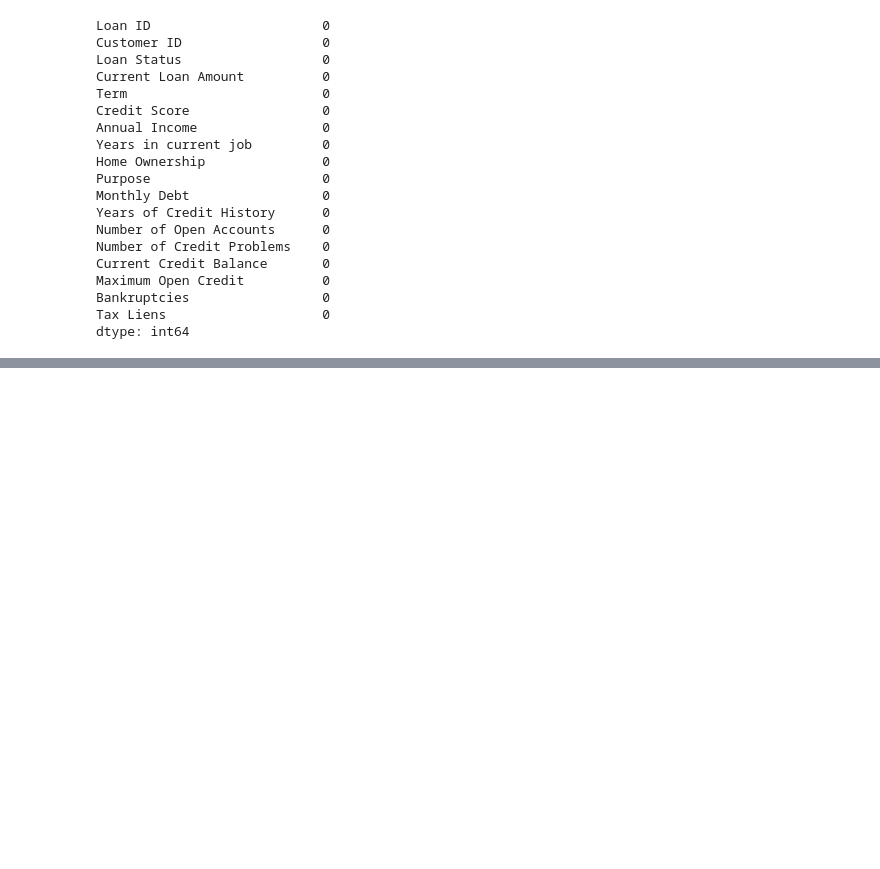
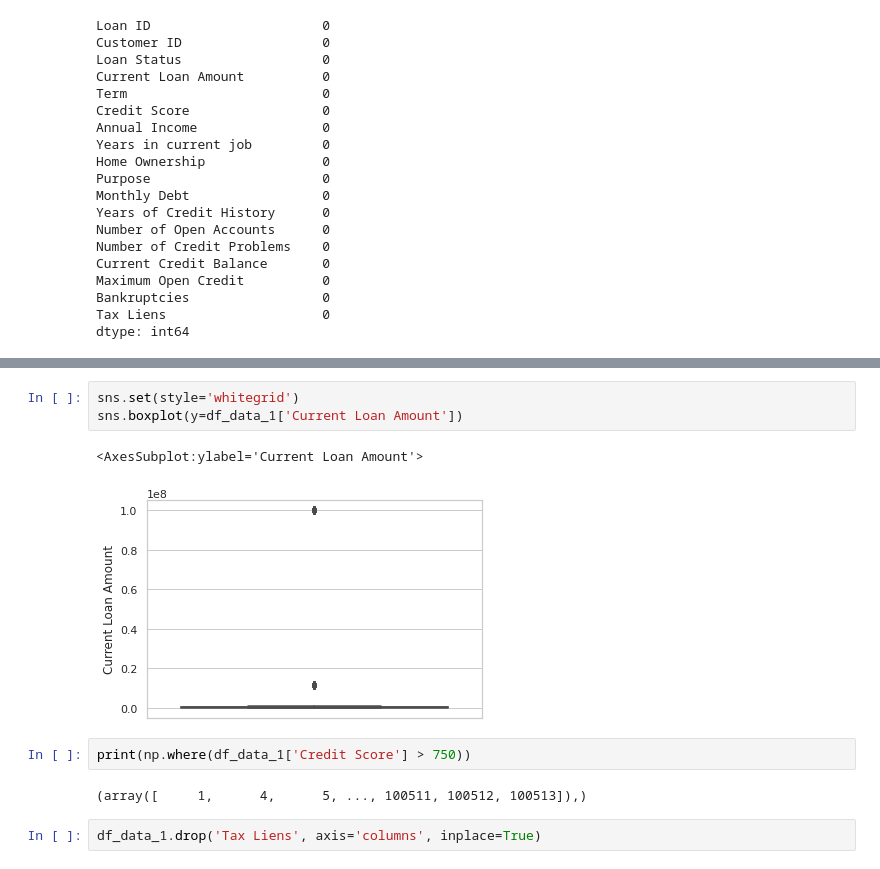
Before and after one commit to Ayobami6/ProjectCollaboration.github.io, a Jupyter notebook: Loan_Prediction_Project.ipynb, the cells around one changed output, grey strips where cells are left out. Drawn from its saved outputs; the diff is of its cells as text; blank space fills up the shorter version.

```diff
--- a/Loan_Prediction_Project.ipynb
+++ b/Loan_Prediction_Project.ipynb
@@ -237,0 +269,12 @@ dtype: int64
+# %%
+sns.set(style='whitegrid')
+sns.boxplot(y=df_data_1['Current Loan Amount'])
+# %% [output]
+<AxesSubplot:ylabel='Current Loan Amount'>
+[figure, added]
+# %%
+print(np.where(df_data_1['Credit Score'] > 750))
+# %% [output]
+(array([     1,      4,      5, ..., 100511, 100512, 100513]),)
+# %%
+df_data_1.drop('Tax Liens', axis='columns', inplace=True)
```
Also changed, not shown: parts of 11 cells of this notebook.
